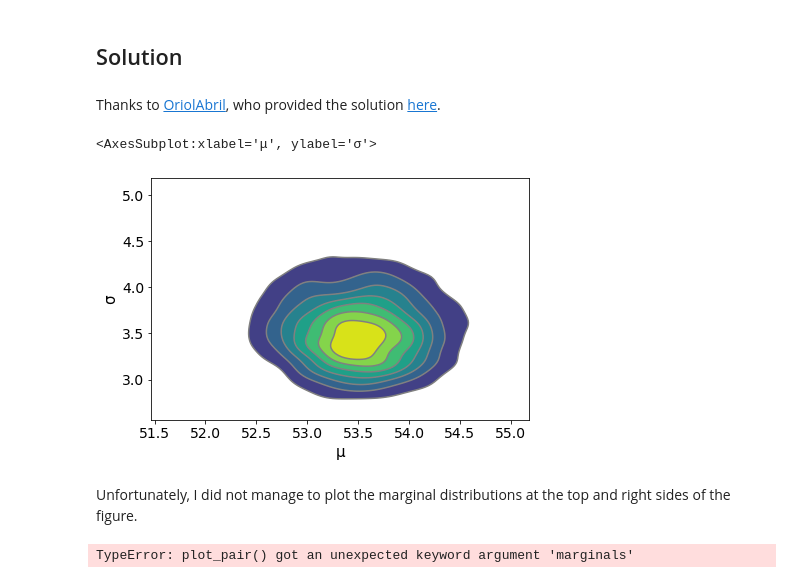
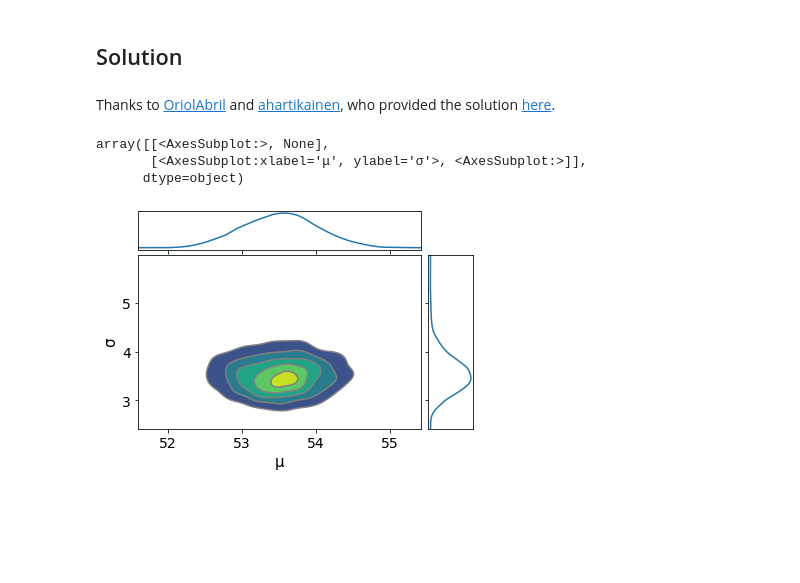
Before and after one commit to PHJT003/sos, a Jupyter notebook: arviz/az.plot_joint.ipynb, the cells around one changed output. Cells and saved outputs as stored; diff of their text form; code cells hidden in the pictures; blank space fills up the shorter version.

Commit message:
rerun notebook after updating arviz

```diff
--- a/arviz/az.plot_joint.ipynb
+++ b/arviz/az.plot_joint.ipynb
@@ -47,18 +60,12 @@ ValueError: Number of rows must be a positive integer, not 0
 # %% [markdown]
 ## Solution
 # %% [markdown]
-Thanks to [OriolAbril](https://github.com/OriolAbril), who provided the solution [here](https://github.com/arviz-devs/arviz/issues/1633#issuecomment-807308617).
+Thanks to [OriolAbril](https://github.com/OriolAbril) and [ahartikainen](https://github.com/ahartikainen), who provided the solution [here](https://github.com/arviz-devs/arviz/issues/1633#issuecomment-807308617).
 # %%
-# plot posteriors with plot_pair instead of plot_joint
-az.plot_pair(trace_g, kind = "kde", fill_last = False)
+# use plot_pair instead of plot_joint!!!
+az.plot_pair(trace_g, kind = "kde", fill_last = False, marginals = True)
 # %% [output]
-<AxesSubplot:xlabel='μ', ylabel='σ'>
+array([[<AxesSubplot:>, None],
+       [<AxesSubplot:xlabel='μ', ylabel='σ'>, <AxesSubplot:>]],
+      dtype=object)
-[figure, old version]
+[figure, new version]
-# %% [markdown]
-Unfortunately, I did not manage to plot the marginal distributions at the top and right sides of the figure.
-# %%
-# plot posteriors with plot_pair and marginals = True
-az.plot_pair(trace_g, kind = "kde", fill_last = False,
-             marginals = True)
-# %% [output]
-TypeError: plot_pair() got an unexpected keyword argument 'marginals'
```
Also changed, not shown: parts of 4 cells of this notebook.
